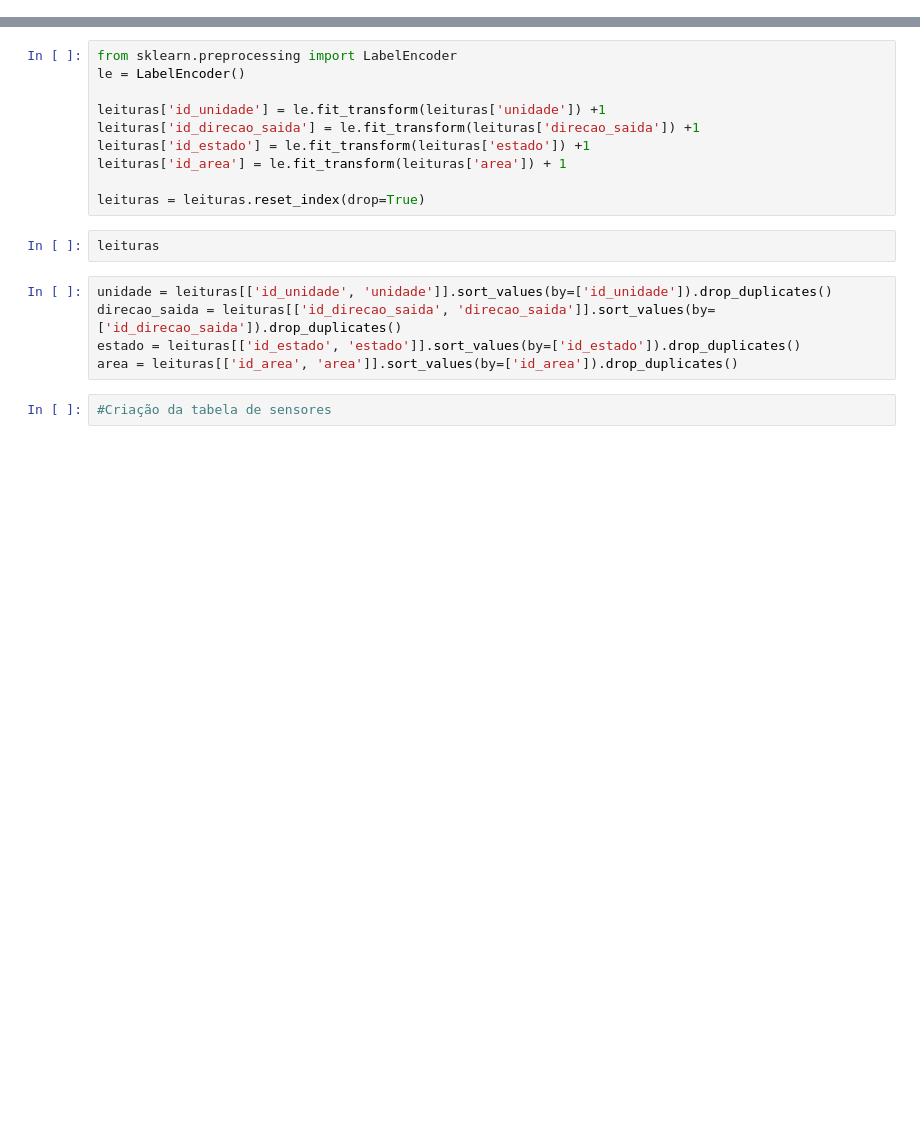
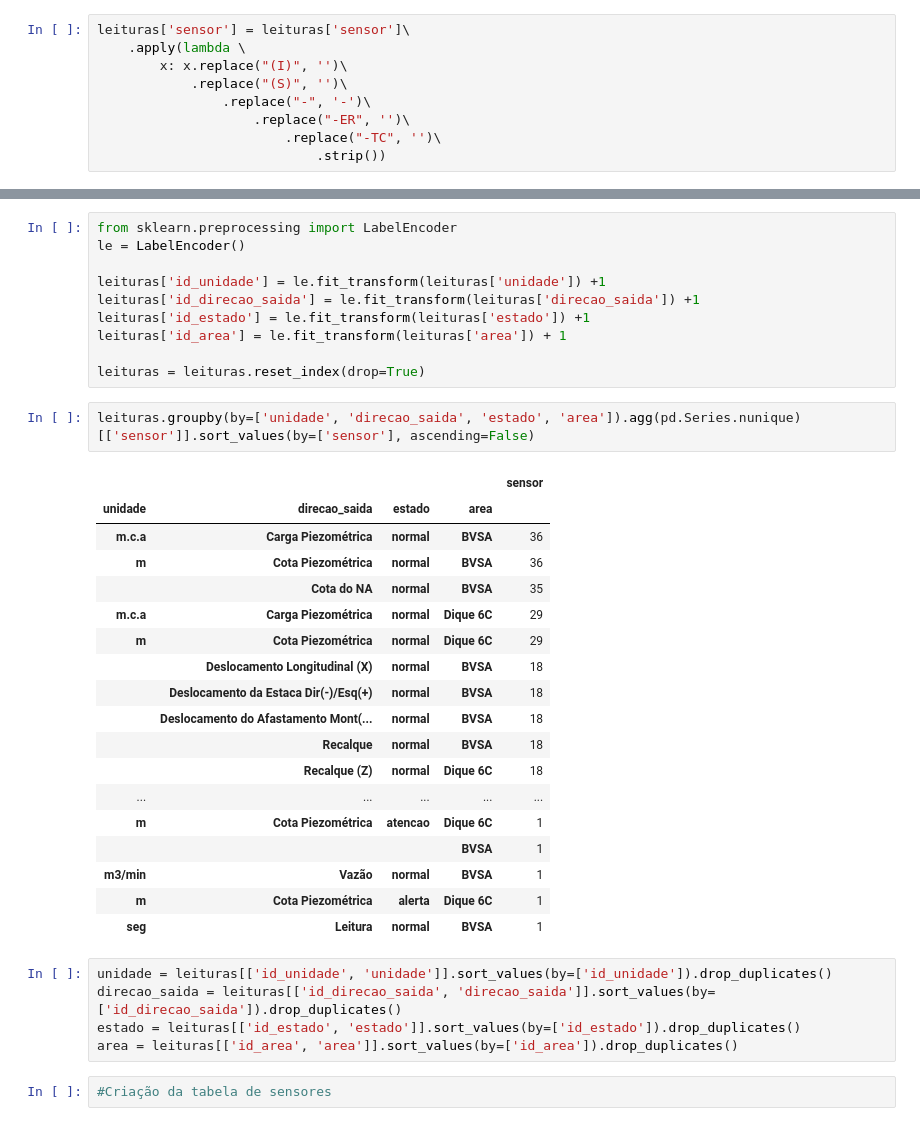
Before and after one commit to anselmomendes/monitoramento_estruturas_barragens, a Jupyter notebook: codigos/01-load-data.ipynb, the cells around one changed output, grey strips where cells are left out. Drawn from its saved outputs; the diff is of its cells as text; blank space fills up the shorter version.

```diff
--- a/codigos/01-load-data.ipynb
+++ b/codigos/01-load-data.ipynb
@@ -35,2 +26,11 @@ leituras[leituras['direcao_saida'] == 'Cota do NA']['valor'].mean()
+# %%
+leituras['sensor'] = leituras['sensor']\
+    .apply(lambda \
+        x: x.replace("(I)", '')\
+            .replace("(S)", '')\
+                .replace("‐", '-')\
+                    .replace("-ER", '')\
+                        .replace("-TC", '')\
+                            .strip())
 # %%
 leituras['direcao_saida'].value_counts()
@@ -44,8 +57,27 @@ leituras['id_estado'] = le.fit_transform(leituras['estado']) +1
 leituras['id_area'] = le.fit_transform(leituras['area']) + 1
 
 leituras = leituras.reset_index(drop=True)
-# %%
-leituras
+# %%
+leituras.groupby(by=['unidade', 'direcao_saida', 'estado', 'area']).agg(pd.Series.nunique)[['sensor']].sort_values(by=['sensor'], ascending=False)
+# %% [output]
+|  |  |  |  | sensor |
+| unidade | direcao_saida | estado | area |  |
+| m.c.a | Carga Piezométrica | normal | BVSA | 36 |
+| m | Cota Piezométrica | normal | BVSA | 36 |
+|  | Cota do NA | normal | BVSA | 35 |
+| m.c.a | Carga Piezométrica | normal | Dique 6C | 29 |
+| m | Cota Piezométrica | normal | Dique 6C | 29 |
+|  | Deslocamento Longitudinal (X) | normal | BVSA | 18 |
+|  | Deslocamento da Estaca Dir(-)/Esq(+) | normal | BVSA | 18 |
+|  | Deslocamento do Afastamento Mont(... | normal | BVSA | 18 |
+|  | Recalque | normal | BVSA | 18 |
+|  | Recalque (Z) | normal | Dique 6C | 18 |
+| ... | ... | ... | ... | ... |
+| m | Cota Piezométrica | atencao | Dique 6C | 1 |
+|  |  |  | BVSA | 1 |
+| m3/min | Vazão | normal | BVSA | 1 |
+| m | Cota Piezométrica | alerta | Dique 6C | 1 |
+| seg | Leitura | normal | BVSA | 1 |
 # %%
 unidade = leituras[['id_unidade', 'unidade']].sort_values(by=['id_unidade']).drop_duplicates()
 direcao_saida = leituras[['id_direcao_saida', 'direcao_saida']].sort_values(by=['id_direcao_saida']).drop_duplicates()
```
Also changed, not shown: parts of 26 cells of this notebook, 2 other files.
